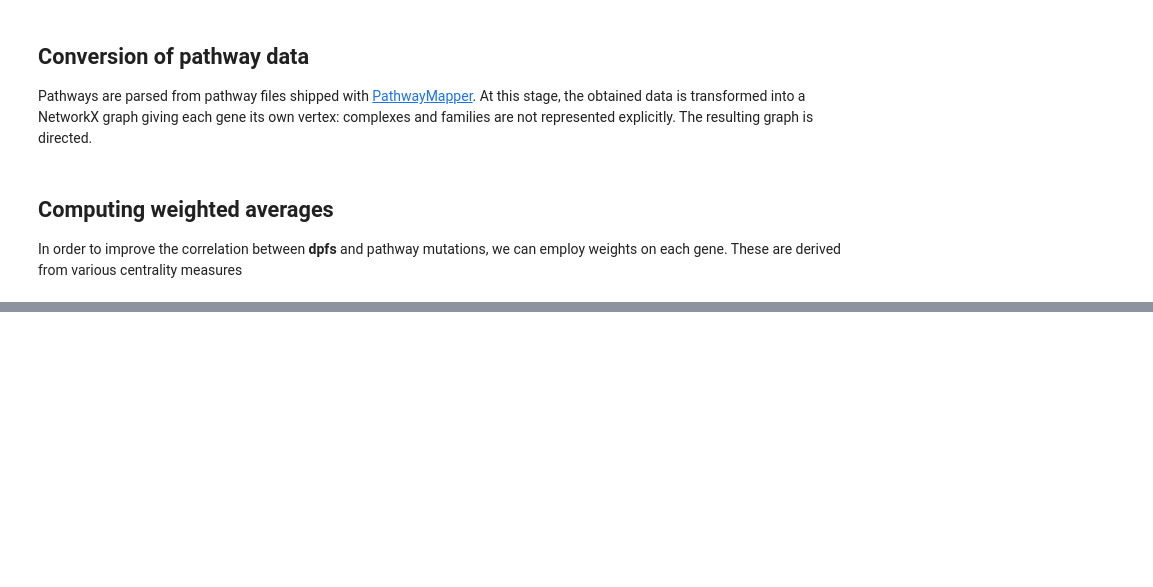
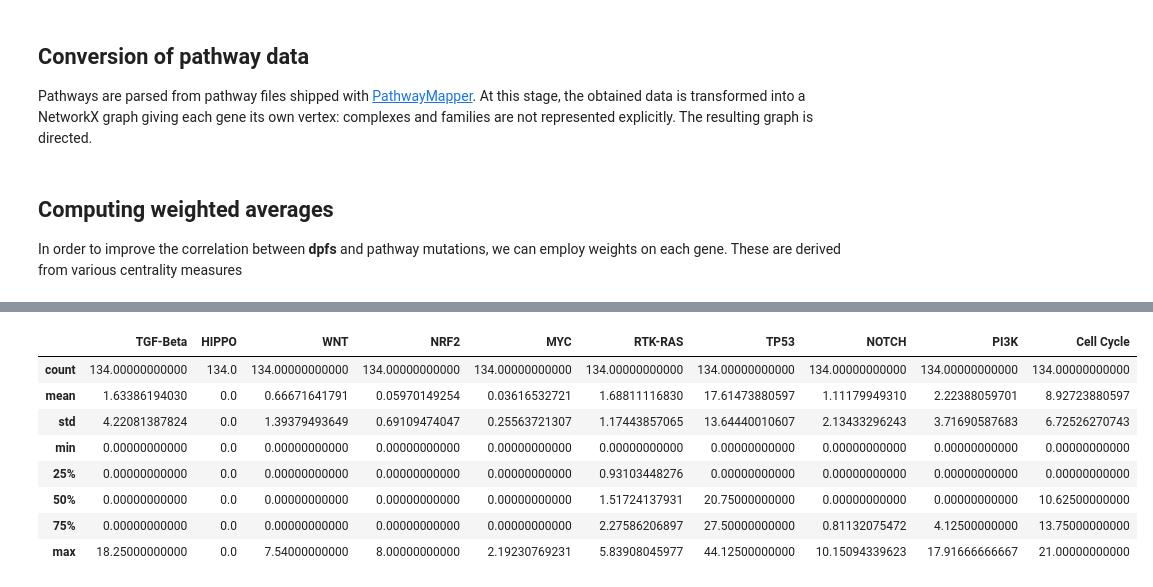
Before and after one commit to sykhro/cancol-analysis, a Jupyter notebook: pancan.ipynb, the cells around one changed output, grey strips where cells are left out. Cells and saved outputs as stored; diff of their text form; code cells hidden in the pictures; blank space fills up the shorter version.

```diff
--- a/pancan.ipynb
+++ b/pancan.ipynb
@@ -137,0 +131,15 @@ print(w, d, sum(d.values()))
+# %%
+from analysis_nx import process_patients_with_f
+
+arm1_df_indeg = process_patients_with_f(patients_log[patients_log['arm'] == 1]['PatientFirstName'], nx.in_degree_centrality, nx_pathways, mutations_data)
+arm1_df_indeg.describe()
+# %% [output]
+|  | TGF-Beta | HIPPO | WNT | NRF2 | MYC | RTK-RAS | TP53 | NOTCH | PI3K | Cell Cycle |
+| count | 134.00000000000 | 134.0 | 134.00000000000 | 134.00000000000 | 134.00000000000 | 134.00000000000 | 134.00000000000 | 134.00000000000 | 134.00000000000 | 134.00000000000 |
+| mean | 1.63386194030 | 0.0 | 0.66671641791 | 0.05970149254 | 0.03616532721 | 1.68811116830 | 17.61473880597 | 1.11179949310 | 2.22388059701 | 8.92723880597 |
+| std | 4.22081387824 | 0.0 | 1.39379493649 | 0.69109474047 | 0.25563721307 | 1.17443857065 | 13.64440010607 | 2.13433296243 | 3.71690587683 | 6.72526270743 |
+| min | 0.00000000000 | 0.0 | 0.00000000000 | 0.00000000000 | 0.00000000000 | 0.00000000000 | 0.00000000000 | 0.00000000000 | 0.00000000000 | 0.00000000000 |
+| 25% | 0.00000000000 | 0.0 | 0.00000000000 | 0.00000000000 | 0.00000000000 | 0.93103448276 | 0.00000000000 | 0.00000000000 | 0.00000000000 | 0.00000000000 |
+| 50% | 0.00000000000 | 0.0 | 0.00000000000 | 0.00000000000 | 0.00000000000 | 1.51724137931 | 20.75000000000 | 0.00000000000 | 0.00000000000 | 10.62500000000 |
+| 75% | 0.00000000000 | 0.0 | 0.00000000000 | 0.00000000000 | 0.00000000000 | 2.27586206897 | 27.50000000000 | 0.81132075472 | 4.12500000000 | 13.75000000000 |
+| max | 18.25000000000 | 0.0 | 7.54000000000 | 8.00000000000 | 2.19230769231 | 5.83908045977 | 44.12500000000 | 10.15094339623 | 17.91666666667 | 21.00000000000 |
```
Also changed, not shown: parts of 29 cells of this notebook.
